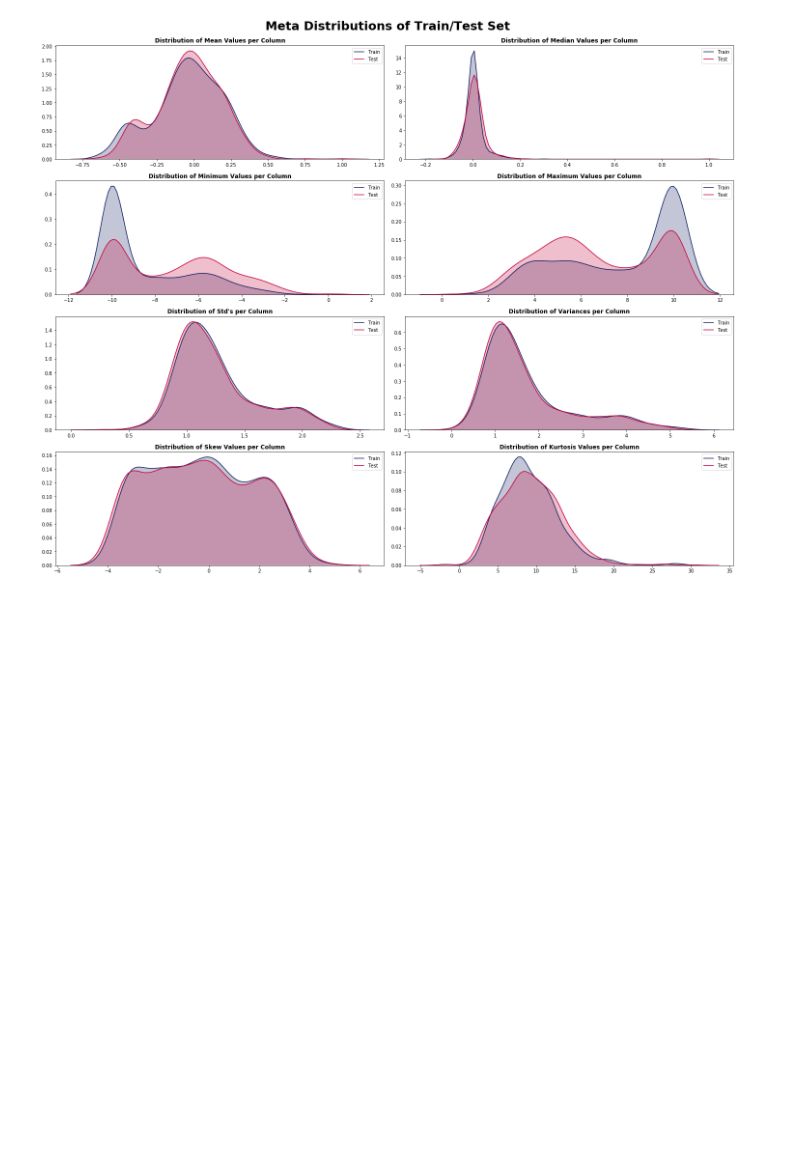
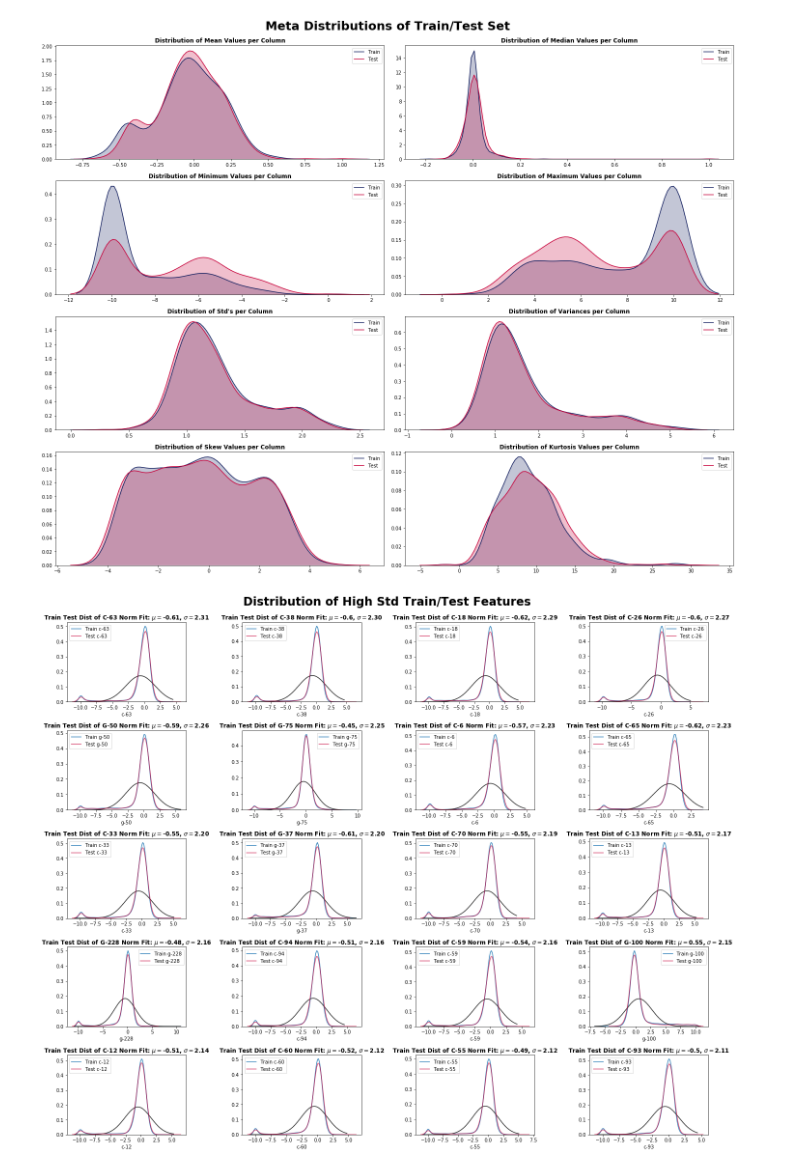
Before and after one commit to ShinAnase/MoA, a Jupyter notebook: EDA.ipynb, the cells around one changed output. Saved outputs shown, nothing was run; the diff lists cells and outputs as text; code cells hidden in the pictures; blank space fills up the shorter version.

Commit message:
featDist

```diff
--- a/EDA.ipynb
+++ b/EDA.ipynb
@@ -147,3 +147,16 @@ dfTest = testFeature.drop('sig_id', axis=1)
 vsl.metaDist(dfTrain, dfTest)
 # %% [output]
 [figure]
+# %%
+#stdの上位20のcolumn
+tmp = trainFeature.iloc[:,1:].std().sort_values(ascending=False)
+f_std = trainFeature[tmp.iloc[:20].index]
+#skewの上位20のcolumn
+tmp = trainFeature.iloc[:,1:].skew().sort_values(ascending=False)
+f_skew = trainFeature[tmp.iloc[:20].index]
+# %%
+#stdの上位20のcolumnについての分布
+vsl.featDistNorm(trainFeature, f_std.columns.tolist(),
+          rows=5, columns=4, figsize=(20,16), title='Distribution of High Std Train/Test Features', dfOpt=testFeature)
+# %% [output]
+[figure, added]
```
Also changed, not shown: parts of 1 cell of this notebook, 1 other file.
